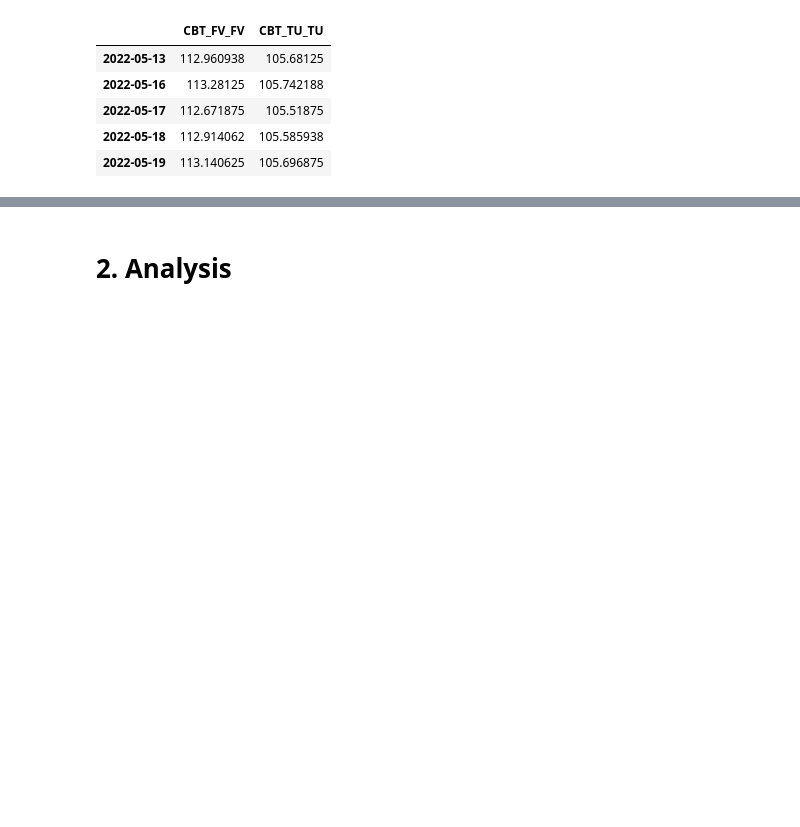
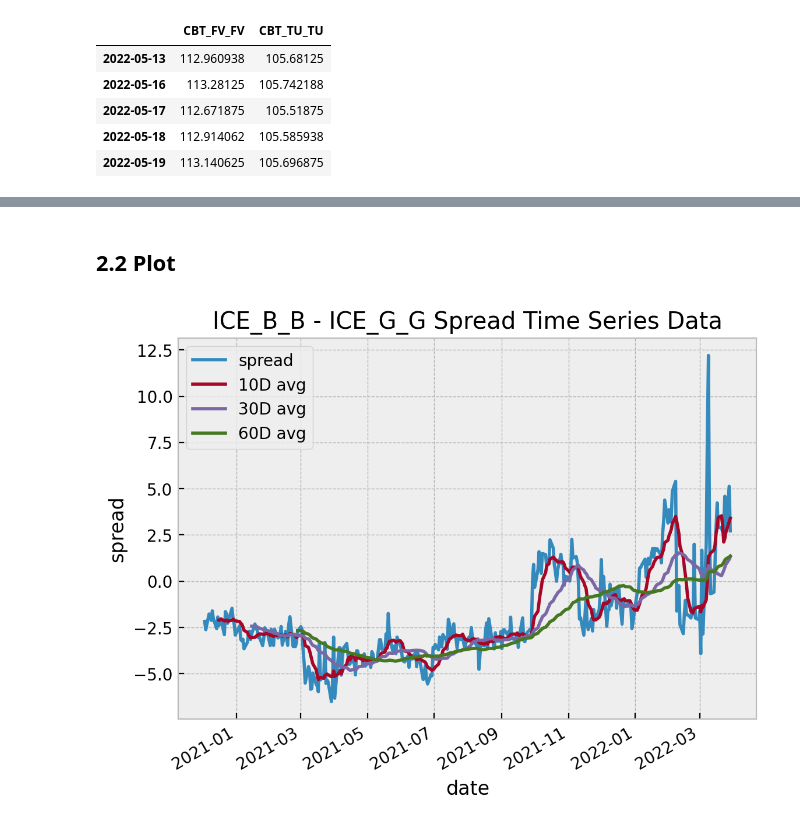
Before and after one commit to Zixin730/quant_trading_2023, a Jupyter notebook: hw/Zixin_Zhang_hw1.ipynb, the cells around one changed output, grey strips where cells are left out. Cells and saved outputs as stored; diff of their text form; code cells hidden in the pictures; blank space fills up the shorter version.

```diff
--- a/hw/Zixin_Zhang_hw1.ipynb
+++ b/hw/Zixin_Zhang_hw1.ipynb
@@ -18,4 +21,4 @@ MonthSymbolList = ["H", "M", "U", "Z"]
 start_date = "2020-12-3"
 end_date = "2022-08-31"
 OptionCodeList = [m+y for y in ("2020", "2021", "2022") for m in MonthSymbolList][4:-2]
-OptionCodeList
+plt.style.use('bmh') # https://matplotlib.org/stable/gallery/style_sheets/style_sheets_reference.html
@@ -118,7 +110,6 @@ CBT_FV_FV_CBT_TU_TU.tail()
 | 2022-05-19 | 113.140625 | 105.696875 |
 # %%
 S1 = ICE_B_B_ICE_G_G['ICE_G_G'] * 0.1147 - ICE_B_B_ICE_G_G['ICE_B_B']
-S1 = S1.to_frame("ICE_B_B - ICE_G_G")
-S1.to_excel("../data/hw1/S1.xlsx")
+S1 = S1.to_frame("spread")
 # %%
 S2 = CBT_FV_FV_CBT_TU_TU["CBT_TU_TU"] * 1.1066 - CBT_FV_FV_CBT_TU_TU["CBT_FV_FV"]
@@ -127,2 +137,26 @@ S2.to_excel("../data/hw1/S2.xlsx")
 # %% [markdown]
-# 2. Analysis
+## 2.2 Plot
+# %%
+def plot_lines(data, x, y, title):
+    fig, ax = plt.subplots()
+    ax.plot(data)
+    plt.xlabel(x)
+    plt.ylabel(y)
+    plt.title(title)
+    plt.legend(data.columns)
+    fig.autofmt_xdate()
+    plt.show()
+# %%
+S1_avg = S1.copy()
+S1_avg["10D avg"] = S1["spread"].rolling(10).mean()
+S1_avg["30D avg"] = S1["spread"].rolling(30).mean()
+S1_avg["60D avg"] = S1["spread"].rolling(60).mean()
+
+S2_avg = S2.copy()
+S2_avg["10D avg"] = S2["spread"].rolling(10).mean()
+S2_avg["30D avg"] = S2["spread"].rolling(30).mean()
+S2_avg["60D avg"] = S2["spread"].rolling(60).mean()
+# %%
+plot_lines(S1_avg, "date", "spread", "ICE_B_B - ICE_G_G Spread Time Series Data")
+# %% [output]
+[figure, added]
```
Also changed, not shown: parts of 10 cells of this notebook.
